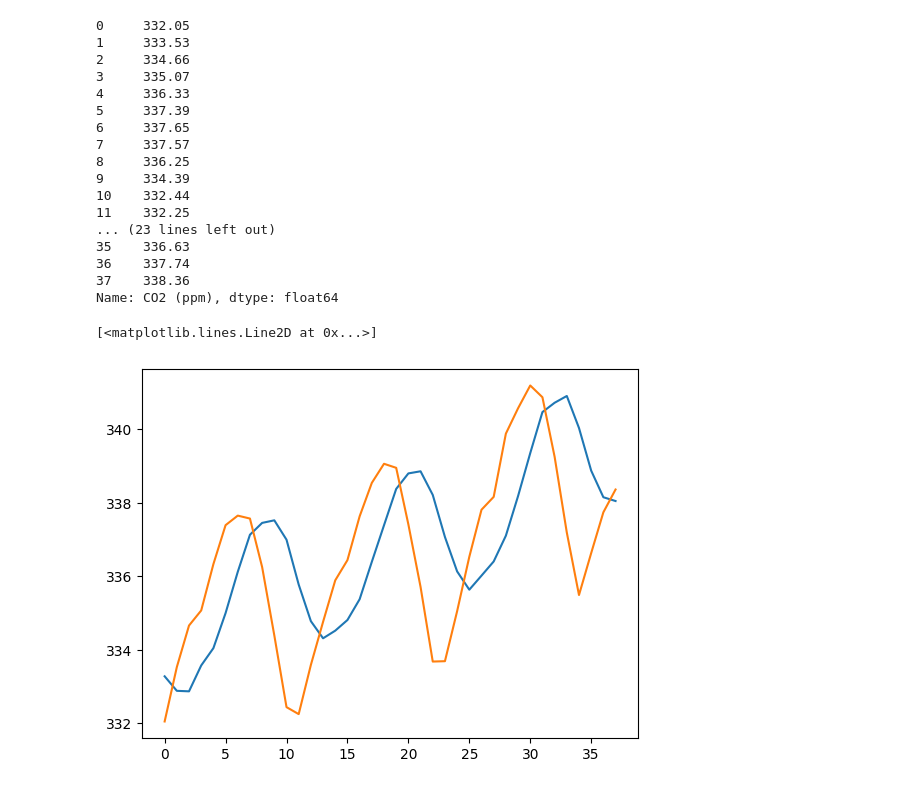
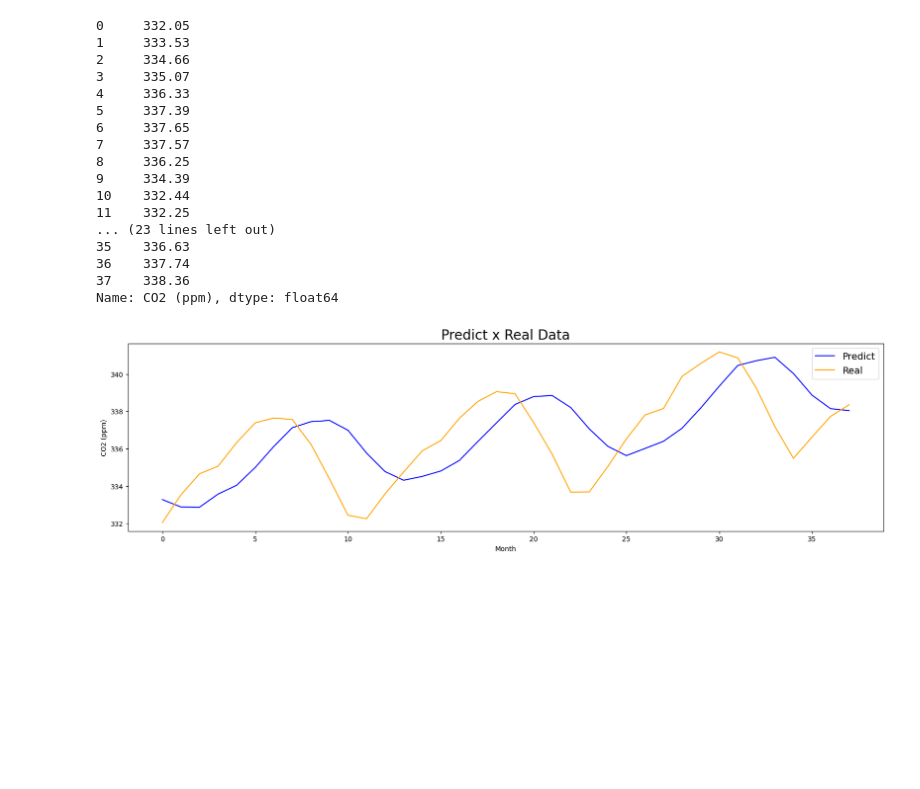
Before and after one commit to GabrielCdev/Time-Series-Processing, a Jupyter notebook: TimeSeriesProcessing_Volcano.ipynb, the cells around one changed output. Saved outputs shown, nothing was run; the diff lists cells and outputs as text; code cells hidden in the pictures; blank space fills up the shorter version.

```diff
--- a/TimeSeriesProcessing_Volcano.ipynb
+++ b/TimeSeriesProcessing_Volcano.ipynb
@@ -378,9 +378,14 @@ y_test.reset_index()["CO2 (ppm)"]
 36    337.74
 37    338.36
 Name: CO2 (ppm), dtype: float64
-# %%
-plt.plot(pred)
-plt.plot(y_test.reset_index()["CO2 (ppm)"])
-# %% [output]
-[<matplotlib.lines.Line2D at 0x...>]
-[figure, removed]
+# %%
+plt.figure(figsize=(20, 5))
+plt.plot(pred, color='blue')
+plt.plot(y_test.reset_index()["CO2 (ppm)"], color='orange')
+plt.title('Predict x Real Data', fontsize=20)
+plt.ylabel('CO2 (ppm)')
+plt.xlabel('Month')
+plt.legend(['Predict', 'Real'], loc='upper right', fontsize=14)
+plt.show()
+# %% [output]
+[figure, added]
```
